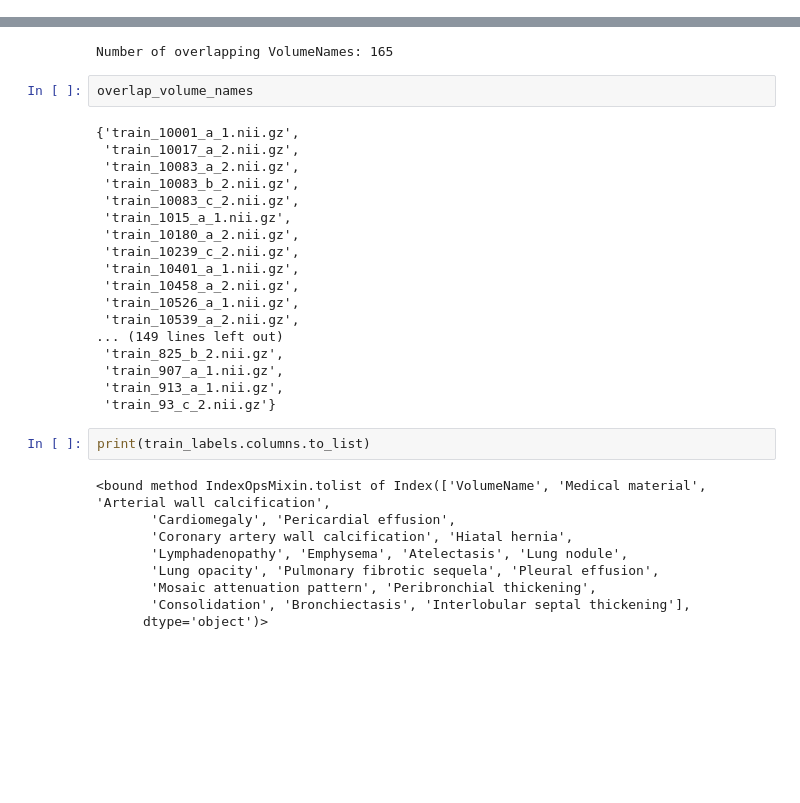
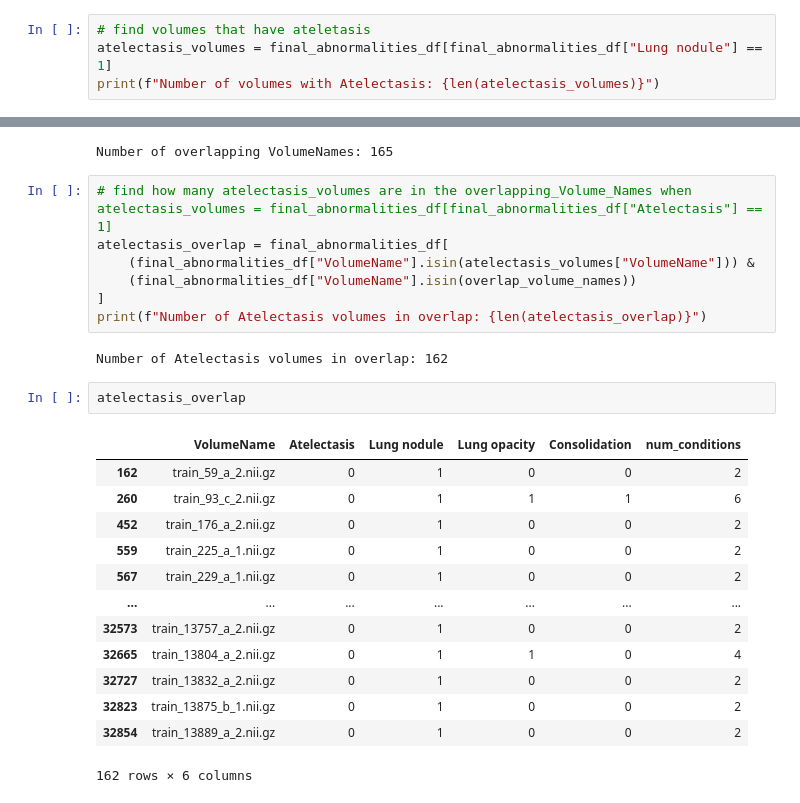
Before and after one commit to ckekula/fyp-3d-ct, a Jupyter notebook: models/eda.ipynb, the cells around one changed output, grey strips where cells are left out. Cells and saved outputs as stored; diff of their text form; blank space fills up the shorter version.

```diff
--- a/models/eda.ipynb
+++ b/models/eda.ipynb
@@ -445,3 +445,7 @@ final_abnormalities_df
 | 32905 | train_13911_a_1.nii.gz | 0 | 1 | 0 | 0 |
 | 32906 | train_13912_a_1.nii.gz | 0 | 0 | 1 | 0 |
 971 rows × 5 columns
+# %%
+# find volumes that have ateletasis
+atelectasis_volumes = final_abnormalities_df[final_abnormalities_df["Lung nodule"] == 1]
+print(f"Number of volumes with Atelectasis: {len(atelectasis_volumes)}")
@@ -494,33 +501,27 @@ print(f"Number of overlapping VolumeNames: {len(overlap_volume_names)}")
 # %% [output]
 Number of overlapping VolumeNames: 165
 # %%
-overlap_volume_names
+# find how many atelectasis_volumes are in the overlapping_Volume_Names when atelectasis_volumes = final_abnormalities_df[final_abnormalities_df["Atelectasis"] == 1]
+atelectasis_overlap = final_abnormalities_df[
+    (final_abnormalities_df["VolumeName"].isin(atelectasis_volumes["VolumeName"])) &
+    (final_abnormalities_df["VolumeName"].isin(overlap_volume_names))
+]
+print(f"Number of Atelectasis volumes in overlap: {len(atelectasis_overlap)}")
 # %% [output]
-{'train_10001_a_1.nii.gz',
- 'train_10017_a_2.nii.gz',
- 'train_10083_a_2.nii.gz',
- 'train_10083_b_2.nii.gz',
- 'train_10083_c_2.nii.gz',
- 'train_1015_a_1.nii.gz',
- 'train_10180_a_2.nii.gz',
- 'train_10239_c_2.nii.gz',
- 'train_10401_a_1.nii.gz',
- 'train_10458_a_2.nii.gz',
- 'train_10526_a_1.nii.gz',
- 'train_10539_a_2.nii.gz',
-... (149 lines left out)
- 'train_825_b_2.nii.gz',
- 'train_907_a_1.nii.gz',
- 'train_913_a_1.nii.gz',
- 'train_93_c_2.nii.gz'}
+Number of Atelectasis volumes in overlap: 162
-# %%
-print(train_labels.columns.to_list)
-# %% [output]
-<bound method IndexOpsMixin.tolist of Index(['VolumeName', 'Medical material', 'Arterial wall calcification',
-       'Cardiomegaly', 'Pericardial effusion',
-       'Coronary artery wall calcification', 'Hiatal hernia',
-       'Lymphadenopathy', 'Emphysema', 'Atelectasis', 'Lung nodule',
-       'Lung opacity', 'Pulmonary fibrotic sequela', 'Pleural effusion',
-       'Mosaic attenuation pattern', 'Peribronchial thickening',
-       'Consolidation', 'Bronchiectasis', 'Interlobular septal thickening'],
-      dtype='object')>
+# %%
+atelectasis_overlap
+# %% [output]
+|  | VolumeName | Atelectasis | Lung nodule | Lung opacity | Consolidation | num_conditions |
+| 162 | train_59_a_2.nii.gz | 0 | 1 | 0 | 0 | 2 |
+| 260 | train_93_c_2.nii.gz | 0 | 1 | 1 | 1 | 6 |
+| 452 | train_176_a_2.nii.gz | 0 | 1 | 0 | 0 | 2 |
+| 559 | train_225_a_1.nii.gz | 0 | 1 | 0 | 0 | 2 |
+| 567 | train_229_a_1.nii.gz | 0 | 1 | 0 | 0 | 2 |
+| ... | ... | ... | ... | ... | ... | ... |
+| 32573 | train_13757_a_2.nii.gz | 0 | 1 | 0 | 0 | 2 |
+| 32665 | train_13804_a_2.nii.gz | 0 | 1 | 1 | 0 | 4 |
+| 32727 | train_13832_a_2.nii.gz | 0 | 1 | 0 | 0 | 2 |
+| 32823 | train_13875_b_1.nii.gz | 0 | 1 | 0 | 0 | 2 |
+| 32854 | train_13889_a_2.nii.gz | 0 | 1 | 0 | 0 | 2 |
+162 rows × 6 columns
```
Also changed, not shown: parts of 7 cells of this notebook, 8 other files.
